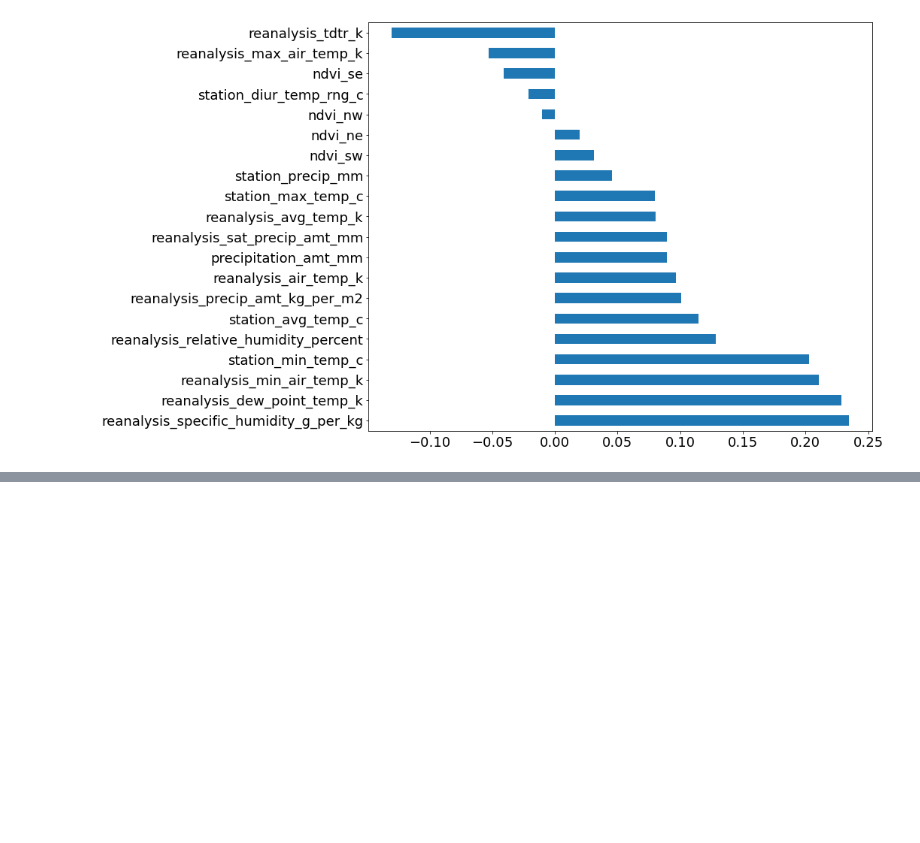
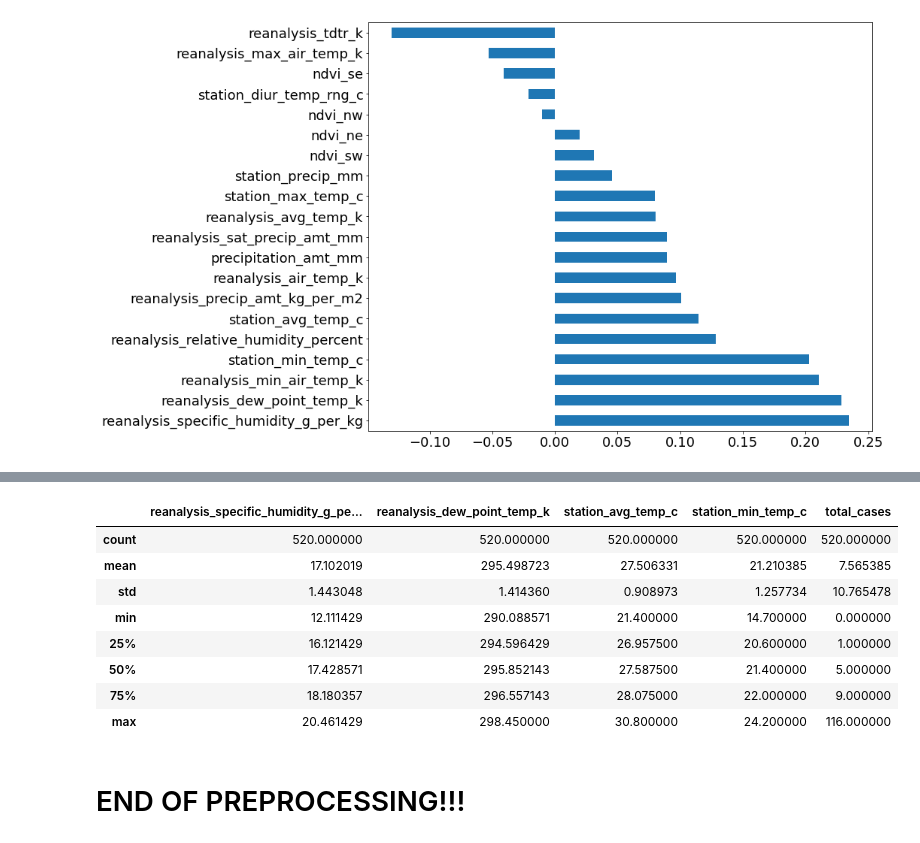
Before and after one commit to nicostrada/DengAI, a Jupyter notebook: DengAI.ipynb, the cells around one changed output, grey strips where cells are left out. Drawn from its saved outputs; the diff is of its cells as text; code cells hidden in the pictures; blank space fills up the shorter version.

```diff
--- a/DengAI.ipynb
+++ b/DengAI.ipynb
@@ -218,0 +261,12 @@ plt.figure(figsize=(12,10))
+# %%
+iq_train.describe()
+# %% [output]
+|  | reanalysis_specific_humidity_g_pe... | reanalysis_dew_point_temp_k | station_avg_temp_c | station_min_temp_c | total_cases |
+| count | 520.000000 | 520.000000 | 520.000000 | 520.000000 | 520.000000 |
+| mean | 17.102019 | 295.498723 | 27.506331 | 21.210385 | 7.565385 |
+| std | 1.443048 | 1.414360 | 0.908973 | 1.257734 | 10.765478 |
+| min | 12.111429 | 290.088571 | 21.400000 | 14.700000 | 0.000000 |
+| 25% | 16.121429 | 294.596429 | 26.957500 | 20.600000 | 1.000000 |
+| 50% | 17.428571 | 295.852143 | 27.587500 | 21.400000 | 5.000000 |
+| 75% | 18.180357 | 296.557143 | 28.075000 | 22.000000 | 9.000000 |
+| max | 20.461429 | 298.450000 | 30.800000 | 24.200000 | 116.000000 |
@@ -218,0 +280,2 @@ plt.figure(figsize=(12,10))
+# %% [markdown]
+# END OF PREPROCESSING!!!
```
Also changed, not shown: parts of 11 cells of this notebook.
